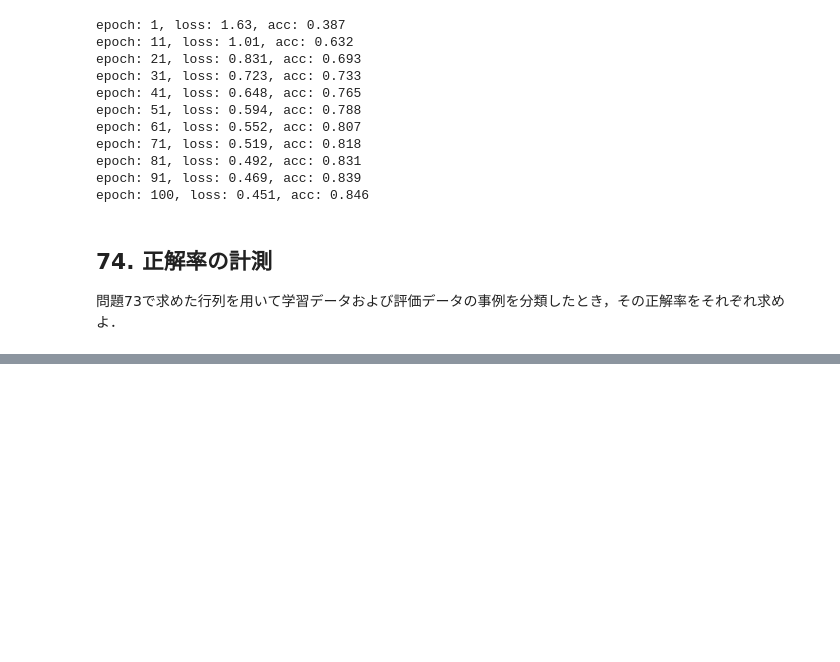
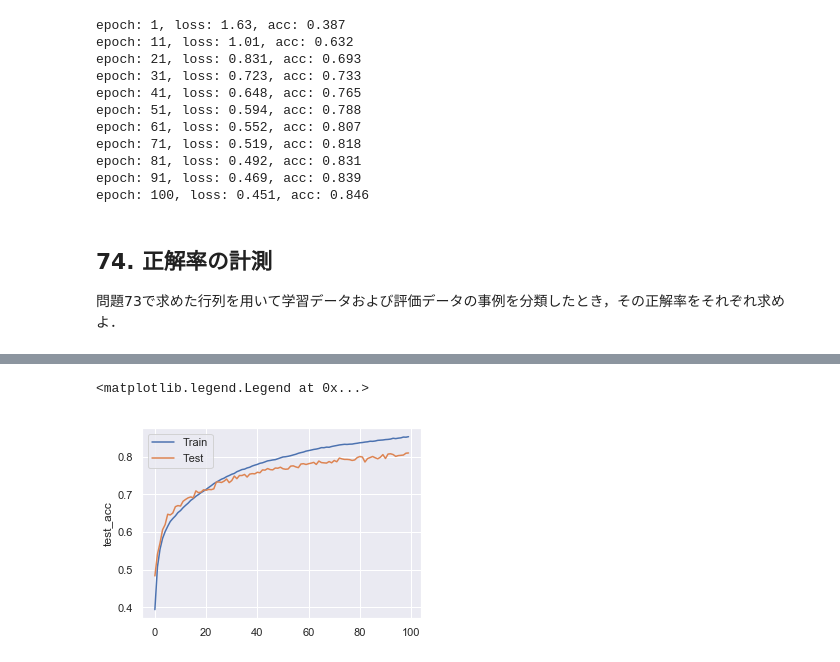
Before and after one commit to tmaruy/nlp100, a Jupyter notebook: chapter8.ipynb, the cells around one changed output, grey strips where cells are left out. Drawn from its saved outputs; the diff is of its cells as text; code cells hidden in the pictures; blank space fills up the shorter version.

```diff
--- a/chapter8.ipynb
+++ b/chapter8.ipynb
@@ -200,0 +227,36 @@ epoch: 100, loss: 0.451, acc: 0.846
+# %%
+# 初期化
+model = TestModel(x_train.shape[1], 4).to(device)
+optimizer = optimizers.SGD(model.parameters(), lr=0.1)
+
+# DataLoader
+train_dataset = TestDataset(x_train, y_train)
+train_dataloader = DataLoader(train_dataset, batch_size=100, shuffle=True)
+#
+test_dataset = TestDataset(x_test, y_test)
+test_dataloader = DataLoader(test_dataset, batch_size=100, shuffle=True)
+
+epochs = 100
+performance = {"train_loss":[], "train_acc":[], "test_loss":[], "test_acc":[]}
+for epoch in range(epochs):
+    # 訓練データ
+    train_loss = 0.
+    train_acc = 0.
+    for (x, t) in train_dataloader:
+        loss, preds = train_step(x, t)
+        train_loss += loss.item()
+        train_acc += accuracy_score(t.tolist(), preds.argmax(dim=1).tolist())
+    performance["train_loss"].append(train_loss / len(train_dataloader))
+    performance["train_acc"].append(train_acc / len(train_dataloader))
+    # テストデータ
+    test_loss = 0.
+    test_acc = 0.
+    for (x, t) in test_dataloader:
+        loss, preds = val_step(x, t)
+        test_loss += loss.item()
+        test_acc += accuracy_score(t.tolist(), preds.argmax(dim=1).tolist())
+    performance["test_loss"].append(test_loss / len(test_dataloader))
+    performance["test_acc"].append(test_acc / len(test_dataloader))
+
+performance = pd.DataFrame(performance)
+performance.head()
@@ -200,0 +270,12 @@ epoch: 100, loss: 0.451, acc: 0.846
+# %%
+import seaborn as sns
+import matplotlib.pyplot as plt
+sns.set()
+
+plt.rcParams['figure.figsize'] = (5, 3.5)
+sns.lineplot(x=performance.index, y=performance.train_acc)
+sns.lineplot(x=performance.index, y=performance.test_acc)
+plt.legend(["Train", "Test"])
+# %% [output]
+<matplotlib.legend.Legend at 0x...>
+[figure, added]
```
Also changed, not shown: parts of 13 cells of this notebook.
